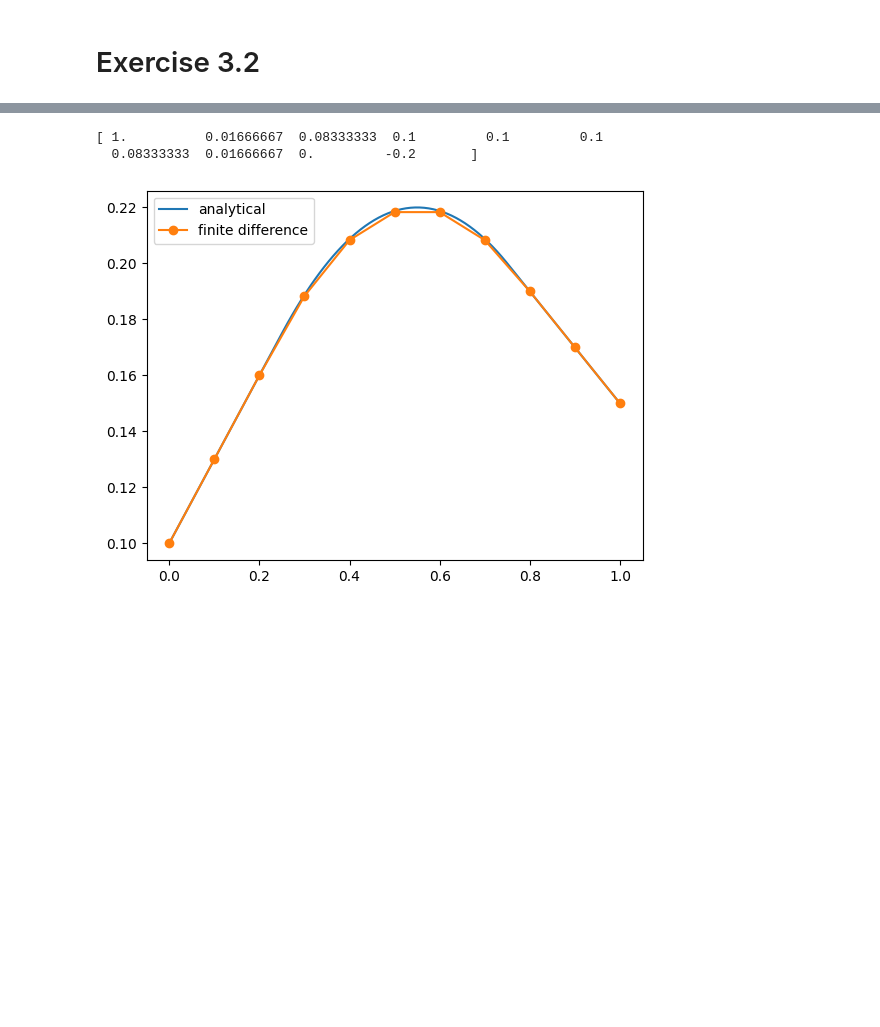
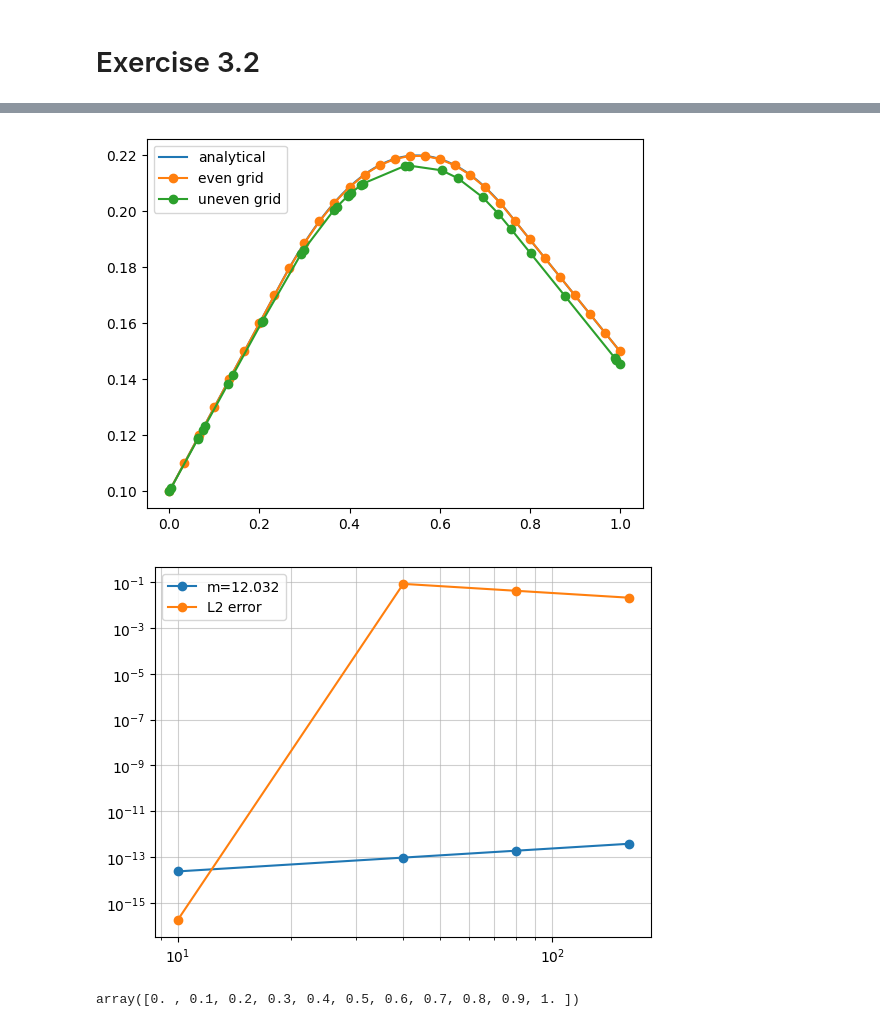
Before and after one commit to 000rla/Numerics_assignment_2, a Jupyter notebook: exercises.ipynb, the cells around one changed output, grey strips where cells are left out. Saved outputs shown, nothing was run; the diff lists cells and outputs as text; code cells hidden in the pictures; blank space fills up the shorter version.

```diff
--- a/exercises.ipynb
+++ b/exercises.ipynb
@@ -111,14 +115,18 @@ def ana(x):
 alpha=0
 beta=0
 Ne = 10
-# x,y=solver(S,Ne,alpha,beta)
+x,y=solver(S,Ne,alpha,beta)
 
-# x_ana=np.linspace(0,1,100)
-# y_ana=ana(x_ana)
-# plt.plot(x_ana,y_ana,label='analytical')
-# plt.plot(x,y,'o-',label='finite difference')
-# plt.legend()
-# plt.show()
+x_ana=np.linspace(0,1,100)
+y_ana=ana(x_ana)
+plt.plot(x_ana,y_ana,label='analytical')
+plt.plot(x,y,'o-',label='even grid')
+
+x,y=solver(S,Ne,alpha,beta,False)
+plt.plot(x,y,'o-',label='uneven grid')
+
+plt.legend()
+plt.show()
 
 order_of_convergence(ana,S,alpha,beta)
 # %% [output]
@@ -139,7 +148,11 @@ Ne = 10
 x,y=solver(S1,Ne,alpha,beta)
 
 plt.plot(x_ana,y_ana,label='analytical')
-plt.plot(x,y,'o-',label='finite difference')
+plt.plot(x,y,'o-',label='even grid')
+
+x,y=solver(S1,Ne,alpha,beta,False)
+plt.plot(x,y,'o-',label='uneven grid')
+
 plt.legend()
 plt.show()
 
@@ -150,36 +163,43 @@ order_of_convergence(ana1,S1,alpha,beta)
 # %%
 x_ana=np.linspace(0,1,100)
 y_ana=np.zeros(len(x_ana))
 
 def psi_ana(x):
     if x<.25:
         return .3*x+.1
     elif .25<x<.75:
         return -.5*x**2+.55*x+11/160
     elif x>.75:
         return -.2*x+.35
 
 for i,v in enumerate(x_ana):
     y_ana[i]=psi_ana(v)
 
 def S2(x):
-    return 1 if abs(x - 0.5) < 0.25 else 0
-
-    # if abs(x-.5)<.25:
-    #     return 1
-    # else:
-    #     return 0
+    if abs(x-.5)<.25:
+        return 1
+    else:
+        return 0
 
 alpha=.1
 beta=-.2
-Ne = 10
+Ne = 30
 x,y=solver(S2,Ne,alpha,beta)
 
 plt.plot(x_ana,y_ana,label='analytical')
-plt.plot(x,y,'o-',label='finite difference')
+plt.plot(x,y,'o-',label='even grid')
+
+x,y=solver(S2,Ne,alpha,beta,False)
+plt.plot(x,y,'o-',label='uneven grid')
+
 plt.legend()
 plt.show()
+
+order_of_convergence(psi_ana,S2,alpha,beta)
 # %% [output]
-[ 1.          0.01666667  0.08333333  0.1         0.1         0.1
-  0.08333333  0.01666667  0.         -0.2       ]
-[figure, old version]
+[figure, new version]
+[figure, added]
+# %%
+x
+# %% [output]
+array([0. , 0.1, 0.2, 0.3, 0.4, 0.5, 0.6, 0.7, 0.8, 0.9, 1. ])
```
Also changed, not shown: parts of 3 cells of this notebook.
